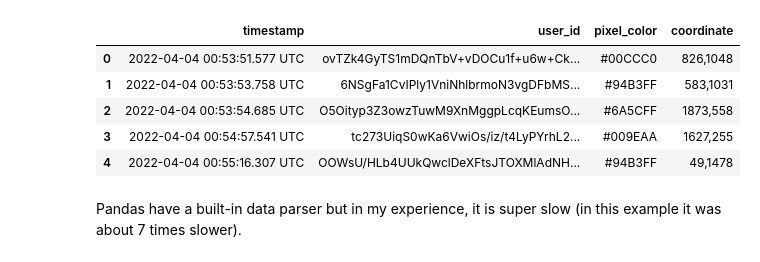
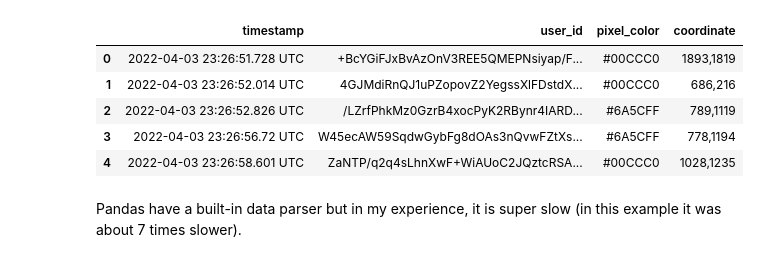
Before and after one commit to D-Mielewczyk/r-place-analysis, a Jupyter notebook: main.ipynb, the cells around one changed output. Drawn from its saved outputs; the diff is of its cells as text; code cells hidden in the pictures.

```diff
--- a/main.ipynb
+++ b/main.ipynb
@@ -1,22 +1,22 @@
 # %%
 import pandas as pd
 import numpy as np
 import datetime
 
 dfs = []
 # Data is split into 79 files
-for i in range(10):
+for i in range(2,6):
     df = pd.read_csv(f"data/2022_place_canvas_history-00000000000{i}.csv.gzip", compression="gzip")
     dfs.append(df)
 df = pd.concat(dfs)
 df.head()
 # %% [output]
 |  | timestamp | user_id | pixel_color | coordinate |
-| 0 | 2022-04-04 00:53:51.577 UTC | ovTZk4GyTS1mDQnTbV+vDOCu1f+u6w+Ck... | #00CCC0 | 826,1048 |
-| 1 | 2022-04-04 00:53:53.758 UTC | 6NSgFa1CvIPly1VniNhlbrmoN3vgDFbMS... | #94B3FF | 583,1031 |
-| 2 | 2022-04-04 00:53:54.685 UTC | O5Oityp3Z3owzTuwM9XnMggpLcqKEumsO... | #6A5CFF | 1873,558 |
-| 3 | 2022-04-04 00:54:57.541 UTC | tc273UiqS0wKa6VwiOs/iz/t4LyPYrhL2... | #009EAA | 1627,255 |
-| 4 | 2022-04-04 00:55:16.307 UTC | OOWsU/HLb4UUkQwclDeXFtsJTOXMlAdNH... | #94B3FF | 49,1478 |
+| 0 | 2022-04-03 23:26:51.728 UTC | +BcYGiFJxBvAzOnV3REE5QMEPNsiyap/F... | #00CCC0 | 1893,1819 |
+| 1 | 2022-04-03 23:26:52.014 UTC | 4GJMdiRnQJ1uPZopovZ2YegssXlFDstdX... | #00CCC0 | 686,216 |
+| 2 | 2022-04-03 23:26:52.826 UTC | /LZrfPhkMz0GzrB4xocPyK2RBynr4IARD... | #6A5CFF | 789,1119 |
+| 3 | 2022-04-03 23:26:56.72 UTC | W45ecAW59SqdwGybFg8dOAs3nQvwFZtXs... | #6A5CFF | 778,1194 |
+| 4 | 2022-04-03 23:26:58.601 UTC | ZaNTP/q2q4sLhnXwF+WiAUoC2JQztcRSA... | #00CCC0 | 1028,1235 |
 # %% [markdown]
 Pandas have a built-in data parser but in my experience, it is super slow (in this example it was about 7 times slower).
 # %%
```
Also changed, not shown: parts of 8 cells of this notebook, 4 other files.
